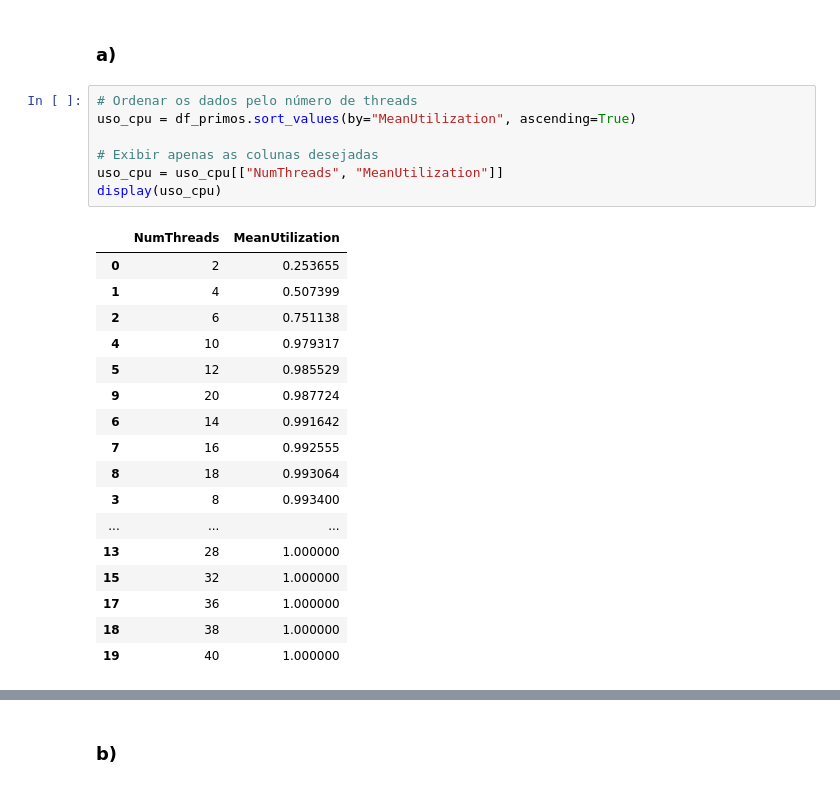
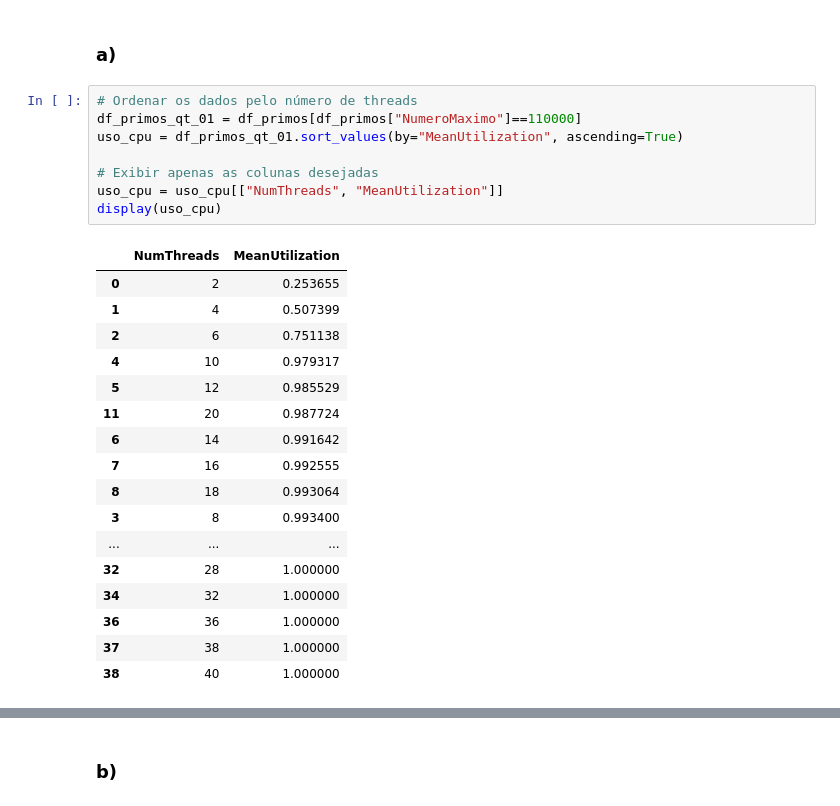
Before and after one commit to BrunSouza/Analise-desempenho-de-sistemas, a Jupyter notebook: analise.ipynb, the cells around one changed output, grey strips where cells are left out. Saved outputs shown, nothing was run; the diff lists cells and outputs as text.

```diff
--- a/analise.ipynb
+++ b/analise.ipynb
@@ -19,28 +19,29 @@ df_primos.to_csv(output_file, index=False)
 ### a)
 # %%
 # Ordenar os dados pelo número de threads
-uso_cpu = df_primos.sort_values(by="MeanUtilization", ascending=True)
+df_primos_qt_01 = df_primos[df_primos["NumeroMaximo"]==110000]
+uso_cpu = df_primos_qt_01.sort_values(by="MeanUtilization", ascending=True)
 
 # Exibir apenas as colunas desejadas
 uso_cpu = uso_cpu[["NumThreads", "MeanUtilization"]]
 display(uso_cpu)
 # %% [output]
 |  | NumThreads | MeanUtilization |
 | 0 | 2 | 0.253655 |
 | 1 | 4 | 0.507399 |
 | 2 | 6 | 0.751138 |
 | 4 | 10 | 0.979317 |
 | 5 | 12 | 0.985529 |
-| 9 | 20 | 0.987724 |
+| 11 | 20 | 0.987724 |
 | 6 | 14 | 0.991642 |
 | 7 | 16 | 0.992555 |
 | 8 | 18 | 0.993064 |
 | 3 | 8 | 0.993400 |
 | ... | ... | ... |
-| 13 | 28 | 1.000000 |
-| 15 | 32 | 1.000000 |
-| 17 | 36 | 1.000000 |
-| 18 | 38 | 1.000000 |
-| 19 | 40 | 1.000000 |
+| 32 | 28 | 1.000000 |
+| 34 | 32 | 1.000000 |
+| 36 | 36 | 1.000000 |
+| 37 | 38 | 1.000000 |
+| 38 | 40 | 1.000000 |
 # %%
 # Convertendo valores para porcentagem
```
Also changed, not shown: parts of 5 cells of this notebook, 1 other file.
